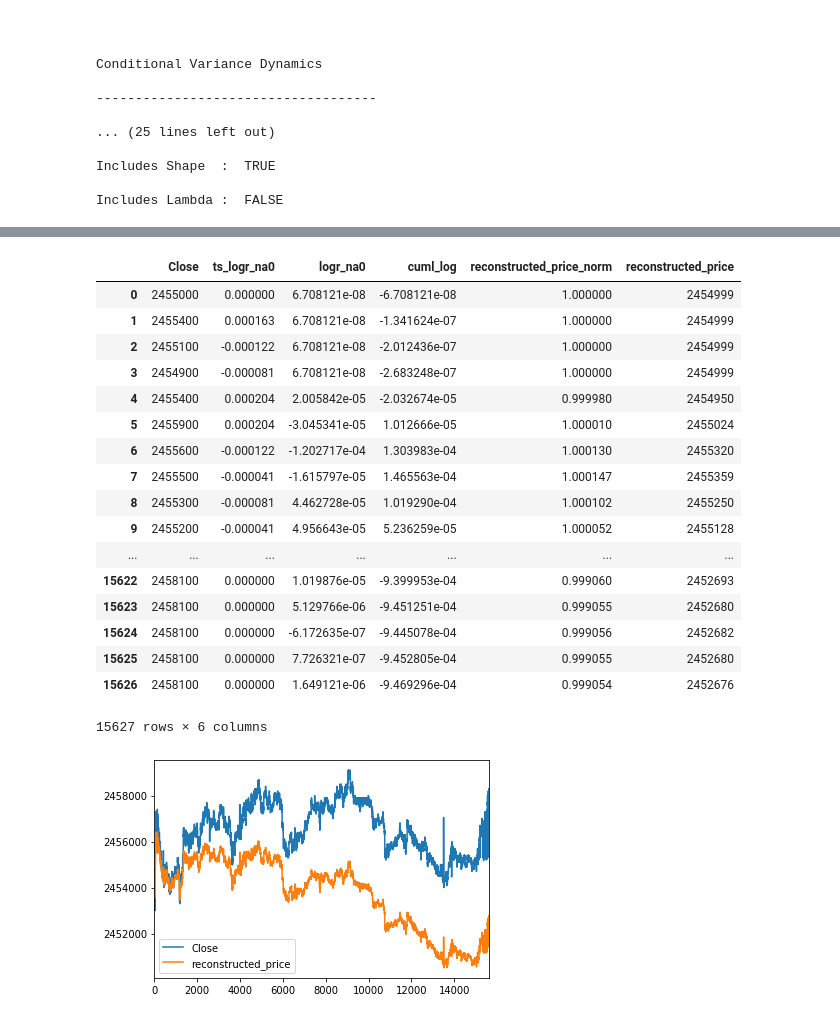
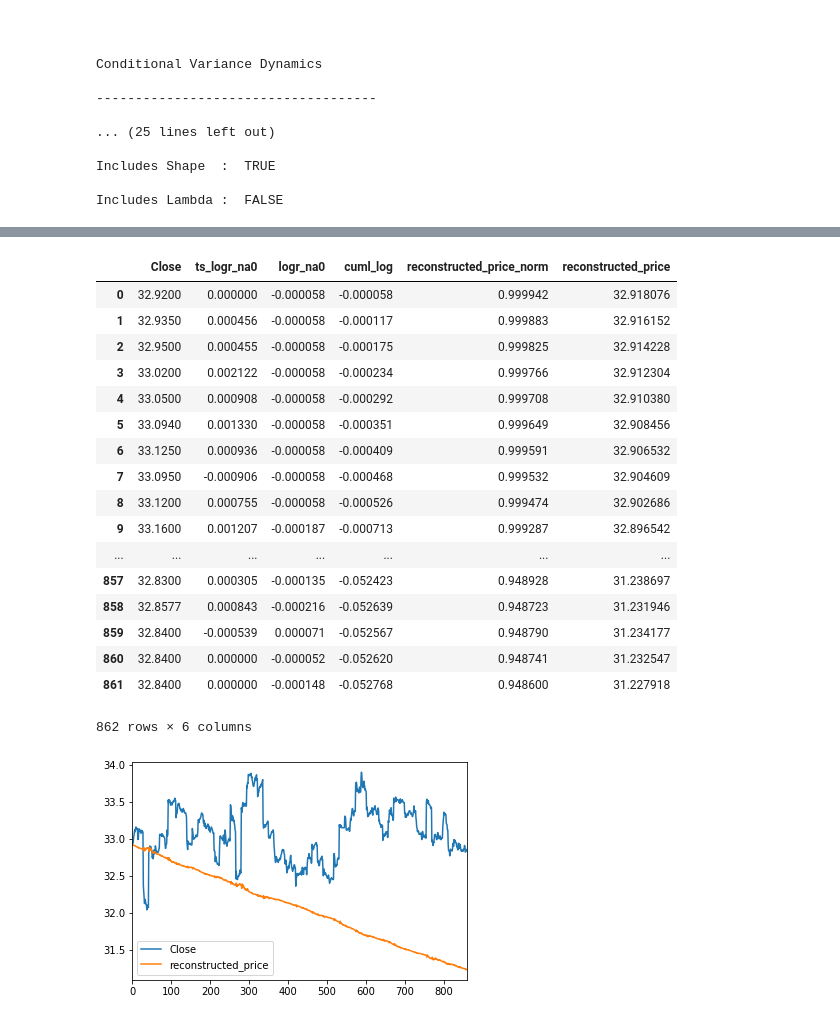
Before and after one commit to cetrulin/regime-switching-series-generator, a Jupyter notebook: notebooks/rugarch.ipynb, the cells around one changed output, grey strips where cells are left out. Cells and saved outputs as stored; diff of their text form; code cells hidden in the pictures.

```diff
--- a/notebooks/rugarch.ipynb
+++ b/notebooks/rugarch.ipynb
@@ -78,19 +78,32 @@ def _get_best_model(TS):
     print('aic: {:6.5f} | order: {}'.format(best_aic, best_order))
     return best_aic, best_order, best_mdl
 # %%
-regex = '20170717'
-fpattern = f'C:\\Users\\suare\\MEGA\\PhD\\1 Code and data\\data\\raw\\quantquote\\one_second_level\\242321_csv\\{regex}\\spy.csv'
-colnames=['Time','Open','High','Low','Close','Volume','Suspicious']
-sp500 = pd.concat(list(pd.read_csv(f, names=colnames) for f in glob.glob(fpattern)), ignore_index=True)
+# regex = '20170717'
+# fpattern = f'C:\\Users\\suare\\MEGA\\PhD\\1 Code and data\\data\\raw\\quantquote\\one_second_level\\242321_csv\\{regex}\\spy.csv'
+
+multiplier = -5
+
+# path, multiplier = '..\\data\\aapl\\APPLE_[2018-08-01_to_2018-09-11]_5min.csv', multiplier
+# path, multiplier = '..\\data\\efts\\5min-level\\DOWJONES\\DOWJONES_[2015-08-01_to_2015-08-31]_market_hours.csv', multiplier
+# path, multiplier = '..\\data\\btc\\BITCOIN_[2019-07-01_to_2019-07-15]_5min.csv', multiplier
+# path, multiplier = '..\\data\\xrp\\RIPPLE_[2019-06-01_to_2019-07-01]_5min.csv', multiplier
+# path, multiplier = '..\\data\\efts\\30min-level\\IBEX\\IBEX_[2017-10-01_to_2017-31-12]_market_hours.csv', multiplier
+# path, multiplier = '..\\data\\xrp\\RIPPLE_[2019-07-01_to_2019-08-01]_5min.csv', multiplier
+path, multiplier = '..\\data\\efts\\30min-level\\IBEX\\IBEX_[2017-10-01_to_2017-31-12]_market_hours.csv', multiplier
+
+fpattern = path
+# colnames=['Time','Open','High','Low','Close','Volume','Suspicious']
+sp500 = pd.read_csv(fpattern, sep=';')
+# sp500 = pd.concat(list(pd.read_csv(f, names=colnames) for f in glob.glob(fpattern)), ignore_index=True)
 # regex='DOWJONES_(2015-01-01_to_2015-12-31)_indicators.csv.gz'
 # path=os.sep.join(['G:','My Drive','PhD_Andres','Datos','quantquote','processed_data','2_result','minutes','15min-level','DOWJONES'])
 # fpattern = os.sep.join([path,regex])
 # sp500 = pd.read_csv(fpattern, compression='gzip')
 
-returns = 100 * sp500['Close'].pct_change().dropna()   # pct_change es para rendimientos
+returns = 100 * sp500['close'].pct_change().dropna()   # pct_change es para rendimientos
 returns.plot(title="Rendimientos")
 plt.show()
-prices = sp500['Close'].dropna()
+prices = sp500['close'].dropna()
 prices.plot(title='Precios', label ='Time')   # TODO: if it crashes, remove var y=Time
 plt.show()
 data =  prices
@@ -131,14 +163,15 @@ tsplot(model.resid**2, lags=30)
 AttributeError: 'int' object has no attribute 'resid'
 # %%
 # Now we can fit the arch model using the best fit arima model parameters
-p_, q_ = 4, 3 # order[0], order[2]
+p_, q_ = 9, 9 # 7, 8 # 9, 10 # 8, 6 # 4, 5 # 2, 5 # 4, 5  # 8, 8 # 4, 3 # order[0], order[2]
 # o_ = order[1]
+g_p, g_q = 3, 1 # 2, 1 # 1, 3 # 2, 4 # 1, 1 # 1, 4 #  1, 5  # 2, 3 # 1, 1
 
 # Initialize R GARCH model
 garch_spec = rugarch.ugarchspec(
     #mean_model=robjects.r(f'list(arimaOrder=c({p_},{o_},{q_}), include.mean=T)'), # Using student T distribution usually provides better fit
     mean_model=robjects.r(f'list(armaOrder=c({p_},{q_}), include.mean=T)'), # Using student T distribution usually provides better fit
-    variance_model=robjects.r('list(garchOrder=c(1,1))'),
+    variance_model=robjects.r(f'list(garchOrder=c({g_p},{g_q}))'),
     distribution_model='sged')  # 'std'
 
 #If you have looked at the package vignette, you would have seen that package rugarch estimates ARFIMA(p,d,q)
@@ -168,7 +201,7 @@ Includes Lambda :  FALSE
 # %%
 # Used to convert training set to R list for model input
 numpy2ri.activate()
-forecast_horizon = 100
+forecast_horizon = 20
 
 # Train R GARCH model on returns as %
 garch_fitted = rugarch.ugarchfit(
@@ -469,41 +517,41 @@ tsplot(minute_volatility_residuals**2, lags=30)
 # %%
 # how to reconstruct prices
 df = pd.DataFrame()
 df['Close'] = data[:-forecast_horizon] # data
 fitted = np.array(garch_fitted.slots['fit'].rx2('fitted.values')).flatten()
 df['ts_logr_na0'] = TS
-df['logr_na0'] = fitted # TS
+df['logr_na0'] = fitted  # TS
 
 # aqui reconstruimos los returns en precios (1) y quitamos la escala logaritmica (2).
 # esta reconstruccion sigue normalizada (dividida por el primer precio que hubo)
-df['cuml_log']= np.cumsum(df.logr_na0 * -1) # 1
+df['cuml_log']= np.cumsum(df.logr_na0) # 1
 df['reconstructed_price_norm'] = np.exp(df.cuml_log) # 2
 # multiplicamos todos los valores por dicho valor y listo.
 df['reconstructed_price'] = df['Close'].values[0] * df.reconstructed_price_norm
-df['reconstructed_price'] = df['reconstructed_price'].astype(int)
+df['reconstructed_price'] = df['reconstructed_price'].astype(float)
 df
 
 # making sure that the model adaps well
 df[['Close','reconstructed_price']].plot()
 fitted_reconstructed = df['reconstructed_price']
 df
 # %% [output]
 |  | Close | ts_logr_na0 | logr_na0 | cuml_log | reconstructed_price_norm | reconstructed_price |
-| 0 | 2455000 | 0.000000 | 6.708121e-08 | -6.708121e-08 | 1.000000 | 2454999 |
-| 1 | 2455400 | 0.000163 | 6.708121e-08 | -1.341624e-07 | 1.000000 | 2454999 |
-| 2 | 2455100 | -0.000122 | 6.708121e-08 | -2.012436e-07 | 1.000000 | 2454999 |
-| 3 | 2454900 | -0.000081 | 6.708121e-08 | -2.683248e-07 | 1.000000 | 2454999 |
-| 4 | 2455400 | 0.000204 | 2.005842e-05 | -2.032674e-05 | 0.999980 | 2454950 |
-| 5 | 2455900 | 0.000204 | -3.045341e-05 | 1.012666e-05 | 1.000010 | 2455024 |
-| 6 | 2455600 | -0.000122 | -1.202717e-04 | 1.303983e-04 | 1.000130 | 2455320 |
-| 7 | 2455500 | -0.000041 | -1.615797e-05 | 1.465563e-04 | 1.000147 | 2455359 |
-| 8 | 2455300 | -0.000081 | 4.462728e-05 | 1.019290e-04 | 1.000102 | 2455250 |
-| 9 | 2455200 | -0.000041 | 4.956643e-05 | 5.236259e-05 | 1.000052 | 2455128 |
+| 0 | 32.9200 | 0.000000 | -0.000058 | -0.000058 | 0.999942 | 32.918076 |
+| 1 | 32.9350 | 0.000456 | -0.000058 | -0.000117 | 0.999883 | 32.916152 |
+| 2 | 32.9500 | 0.000455 | -0.000058 | -0.000175 | 0.999825 | 32.914228 |
+| 3 | 33.0200 | 0.002122 | -0.000058 | -0.000234 | 0.999766 | 32.912304 |
+| 4 | 33.0500 | 0.000908 | -0.000058 | -0.000292 | 0.999708 | 32.910380 |
+| 5 | 33.0940 | 0.001330 | -0.000058 | -0.000351 | 0.999649 | 32.908456 |
+| 6 | 33.1250 | 0.000936 | -0.000058 | -0.000409 | 0.999591 | 32.906532 |
+| 7 | 33.0950 | -0.000906 | -0.000058 | -0.000468 | 0.999532 | 32.904609 |
+| 8 | 33.1200 | 0.000755 | -0.000058 | -0.000526 | 0.999474 | 32.902686 |
+| 9 | 33.1600 | 0.001207 | -0.000187 | -0.000713 | 0.999287 | 32.896542 |
 | ... | ... | ... | ... | ... | ... | ... |
-| 15622 | 2458100 | 0.000000 | 1.019876e-05 | -9.399953e-04 | 0.999060 | 2452693 |
-| 15623 | 2458100 | 0.000000 | 5.129766e-06 | -9.451251e-04 | 0.999055 | 2452680 |
-| 15624 | 2458100 | 0.000000 | -6.172635e-07 | -9.445078e-04 | 0.999056 | 2452682 |
-| 15625 | 2458100 | 0.000000 | 7.726321e-07 | -9.452805e-04 | 0.999055 | 2452680 |
-| 15626 | 2458100 | 0.000000 | 1.649121e-06 | -9.469296e-04 | 0.999054 | 2452676 |
+| 857 | 32.8300 | 0.000305 | -0.000135 | -0.052423 | 0.948928 | 31.238697 |
+| 858 | 32.8577 | 0.000843 | -0.000216 | -0.052639 | 0.948723 | 31.231946 |
+| 859 | 32.8400 | -0.000539 | 0.000071 | -0.052567 | 0.948790 | 31.234177 |
+| 860 | 32.8400 | 0.000000 | -0.000052 | -0.052620 | 0.948741 | 31.232547 |
+| 861 | 32.8400 | 0.000000 | -0.000148 | -0.052768 | 0.948600 | 31.227918 |
-15627 rows × 6 columns
+862 rows × 6 columns
-[figure, old version]
+[figure, new version]
```
Also changed, not shown: parts of 33 cells of this notebook, 53 other files.
